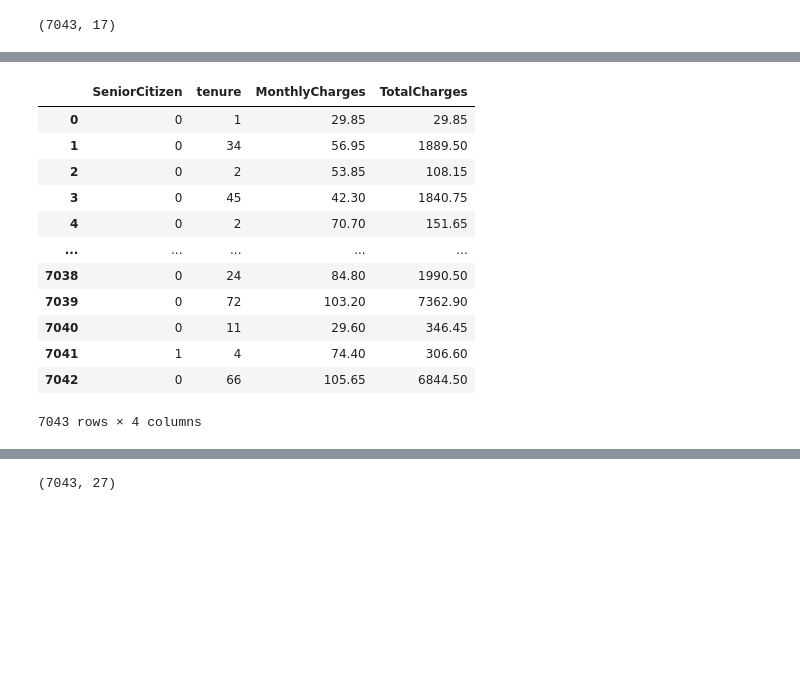
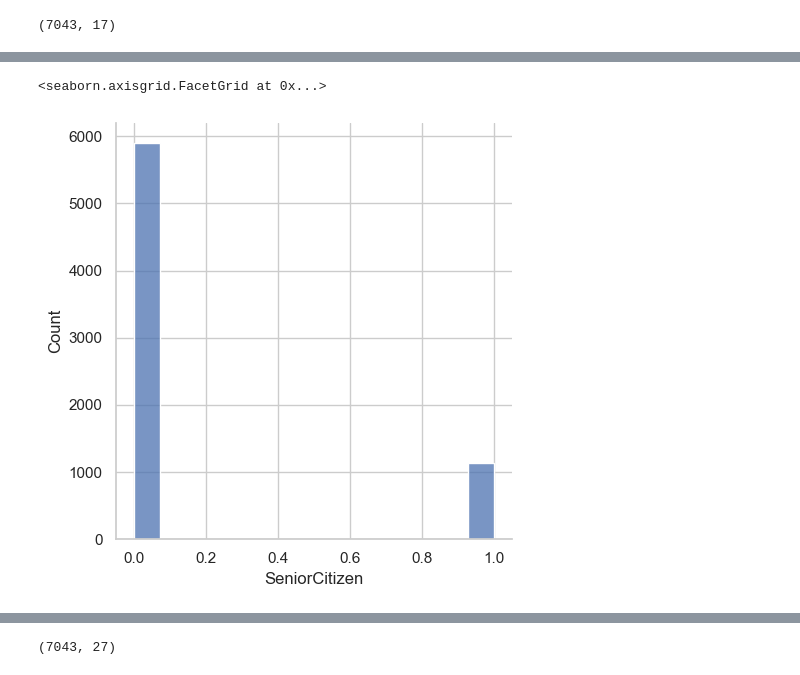
Before and after one commit to AlexGalich/Teleco_customer_churn, a Jupyter notebook: main.ipynb, the cells around one changed output, grey strips where cells are left out. Cells and saved outputs as stored; diff of their text form; code cells hidden in the pictures; blank space fills up the shorter version.

```diff
--- a/main.ipynb
+++ b/main.ipynb
@@ -190,16 +171,8 @@ Text(0.5, 1.0, 'Total Charges')
-# %%
-numerical_data
-# %% [output]
-|  | SeniorCitizen | tenure | MonthlyCharges | TotalCharges |
-| 0 | 0 | 1 | 29.85 | 29.85 |
-| 1 | 0 | 34 | 56.95 | 1889.50 |
-| 2 | 0 | 2 | 53.85 | 108.15 |
-| 3 | 0 | 45 | 42.30 | 1840.75 |
-| 4 | 0 | 2 | 70.70 | 151.65 |
-| ... | ... | ... | ... | ... |
-| 7038 | 0 | 24 | 84.80 | 1990.50 |
-| 7039 | 0 | 72 | 103.20 | 7362.90 |
-| 7040 | 0 | 11 | 29.60 | 346.45 |
-| 7041 | 1 | 4 | 74.40 | 306.60 |
-| 7042 | 0 | 66 | 105.65 | 6844.50 |
-7043 rows × 4 columns
+# %%
+sns.set(rc={"figure.figsize": (10, 7)})
+sns.set_style("whitegrid")
+# %%
+sns.displot(numerical_data['SeniorCitizen'])
+# %% [output]
+<seaborn.axisgrid.FacetGrid at 0x...>
+[figure, added]
```
Also changed, not shown: parts of 39 cells of this notebook.
